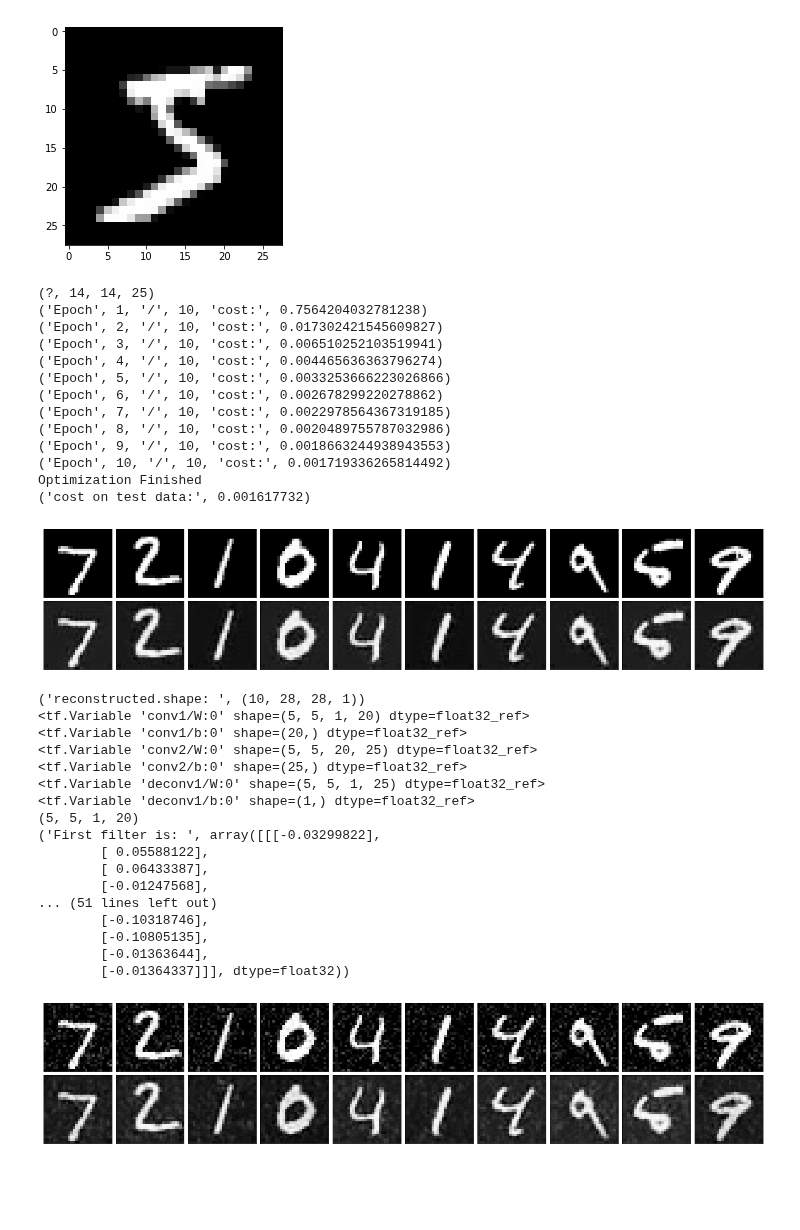
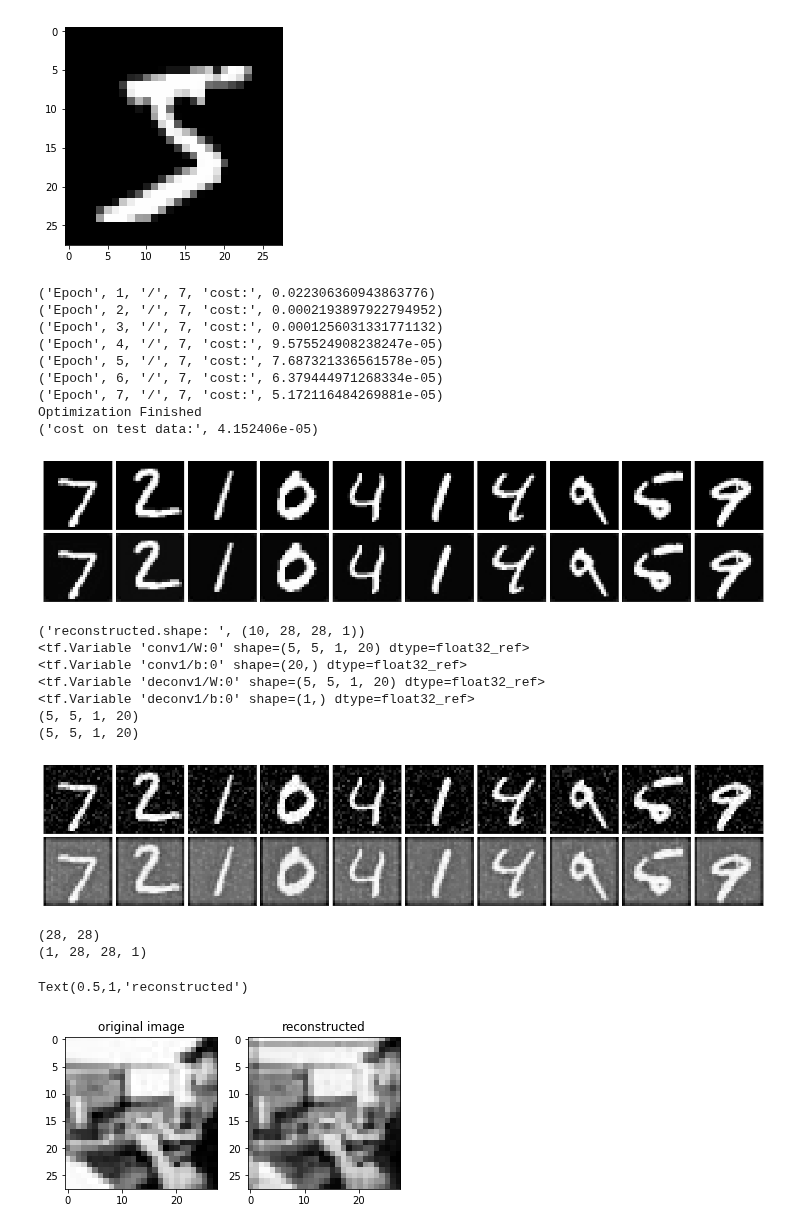
Before and after one commit to alisaaalehi/convolutional_autoencoder_tf, a Jupyter notebook: convolutional_autoencoder.ipynb, the cells around one changed output. Saved outputs shown, nothing was run; the diff lists cells and outputs as text; code cells hidden in the pictures; blank space fills up the shorter version.

```diff
--- a/convolutional_autoencoder.ipynb
+++ b/convolutional_autoencoder.ipynb
@@ -315,7 +319,7 @@ def main():
         input_images = tf.placeholder(tf.float32, (None, 28, 28, 1), name="input_images")
         tf.summary.image('input_images', input_images, 4)
 
-    cost, output_images = get_deeper_autoencoder_graph(input_images, name='my_conv_autoencoder')
+    cost, output_images = get_simple_autoencoder_graph(input_images, name='my_conv_autoencoder')
 
     with tf.name_scope('optimizer'):
         optimizer = tf.train.AdamOptimizer(learning_rate=FLAGS.learning_rate).minimize(cost)
@@ -352,11 +356,11 @@ def main():
 
 if __name__ == '__main__':
     parser = argparse.ArgumentParser()
-    parser.add_argument('--max_epochs', type=int, default=10,
+    parser.add_argument('--max_epochs', type=int, default=7,
                       help='Number of steps to run trainer.')
     parser.add_argument('--batch_size', type=int, default=100,
                        help='Batch size.')
-    parser.add_argument('--learning_rate', type=float, default=0.0001,
+    parser.add_argument('--learning_rate', type=float, default=0.001,
                       help='Initial learning rate')
     parser.add_argument('--train', type=bool, default=True,
                        help='Set True for trainign phase and False in testing phase')
@@ -375,19 +379,15 @@ if __name__ == '__main__':
     #sess = tf.app.run(main=main, argv=[sys.argv[0]] + unparsed)
     sess, output_images, input_images = main()
 # %% [output]
-(?, 14, 14, 25)
-('Epoch', 1, '/', 10, 'cost:', 0.7564204032781238)
-('Epoch', 2, '/', 10, 'cost:', 0.017302421545609827)
-('Epoch', 3, '/', 10, 'cost:', 0.006510252103519941)
-('Epoch', 4, '/', 10, 'cost:', 0.004465636363796274)
-('Epoch', 5, '/', 10, 'cost:', 0.0033253666223026866)
-('Epoch', 6, '/', 10, 'cost:', 0.002678299220278862)
-('Epoch', 7, '/', 10, 'cost:', 0.0022978564367319185)
-('Epoch', 8, '/', 10, 'cost:', 0.0020489755787032986)
-('Epoch', 9, '/', 10, 'cost:', 0.0018663244938943553)
-('Epoch', 10, '/', 10, 'cost:', 0.001719336265814492)
+('Epoch', 1, '/', 7, 'cost:', 0.022306360943863776)
+('Epoch', 2, '/', 7, 'cost:', 0.0002193897922794952)
+('Epoch', 3, '/', 7, 'cost:', 0.0001256031331771132)
+('Epoch', 4, '/', 7, 'cost:', 9.575524908238247e-05)
+('Epoch', 5, '/', 7, 'cost:', 7.687321336561578e-05)
+('Epoch', 6, '/', 7, 'cost:', 6.379444971268334e-05)
+('Epoch', 7, '/', 7, 'cost:', 5.172116484269881e-05)
 Optimization Finished
-('cost on test data:', 0.001617732)
+('cost on test data:', 4.152406e-05)
 [figure]
 # %%
 # do more experiments after training
@@ -423,28 +423,44 @@ def get_variable(name):
 # print trained filters from encoding part
 v = get_variable('conv1/W').eval(session = sess)
 print(v.shape)
-print('First filter is: ', v[:, :, :, 0])
+#print('First filter is: ', v[:, :, :, 0])
 
 # print filter values from the decoding part
 v = get_variable('deconv1/W').eval(session = sess)
 print(v.shape)
-print('First filter is: ', v[:, :, :, 0])
+#print('First filter is: ', v[:, :, :, 0])
 # %% [output]
 ('reconstructed.shape: ', (10, 28, 28, 1))
 <tf.Variable 'conv1/W:0' shape=(5, 5, 1, 20) dtype=float32_ref>
 <tf.Variable 'conv1/b:0' shape=(20,) dtype=float32_ref>
-<tf.Variable 'conv2/W:0' shape=(5, 5, 20, 25) dtype=float32_ref>
-<tf.Variable 'conv2/b:0' shape=(25,) dtype=float32_ref>
-<tf.Variable 'deconv1/W:0' shape=(5, 5, 1, 25) dtype=float32_ref>
+<tf.Variable 'deconv1/W:0' shape=(5, 5, 1, 20) dtype=float32_ref>
 <tf.Variable 'deconv1/b:0' shape=(1,) dtype=float32_ref>
 (5, 5, 1, 20)
-('First filter is: ', array([[[-0.03299822],
-        [ 0.05588122],
-        [ 0.06433387],
-        [-0.01247568],
-... (51 lines left out)
-        [-0.10318746],
-        [-0.10805135],
-        [-0.01363644],
-        [-0.01364337]]], dtype=float32))
+(5, 5, 1, 20)
-[figure, old version]
+[figure, new version]
+# %%
+# test on other images
+from PIL import Image
+
+def load_image( infilename ) :
+    img = Image.open( infilename )
+    img.load()
+    data = np.asarray( img, dtype="int32" )
+    return data
+
+in_img = load_image('./ali28.jpg')
+print(in_img.shape)
+plt.subplot(1, 2, 1)
+plt.imshow(in_img,  cmap='Greys_r')
+plt.title('original image')
+
+reconstructed = sess.run(output_images, feed_dict={input_images: np.reshape(in_img,(1, 28, 28, 1))})
+print(reconstructed.shape)
+plt.subplot(1, 2, 2)
+plt.imshow(reconstructed[0,:,:,0], cmap='Greys_r')
+plt.title('reconstructed')
+# %% [output]
+(28, 28)
+(1, 28, 28, 1)
+Text(0.5,1,'reconstructed')
+[figure, added]
```
Also changed, not shown: parts of 1 cell of this notebook, 1 other file.
